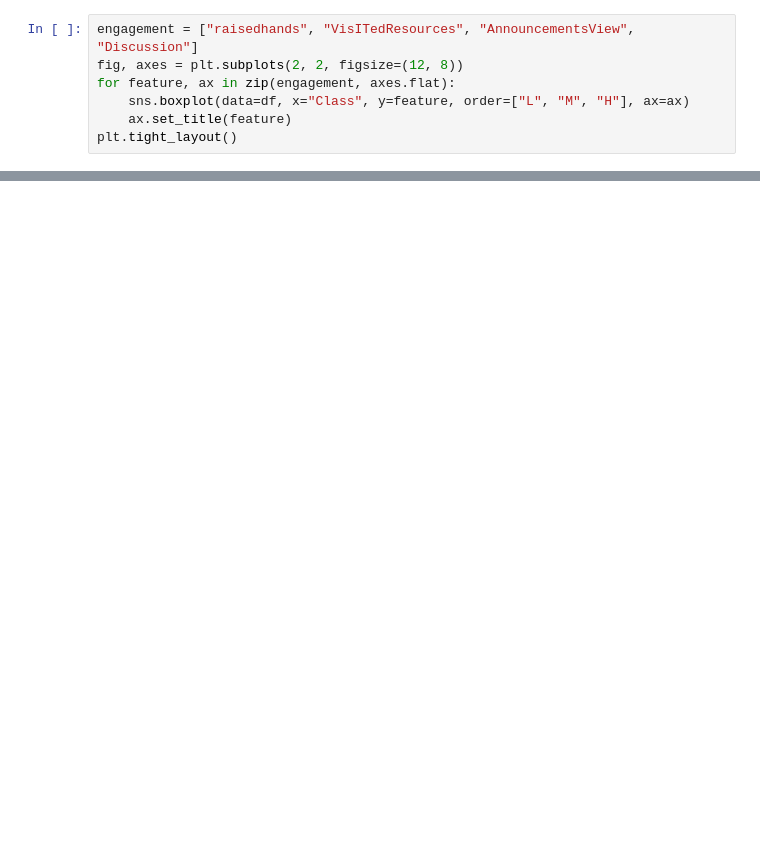
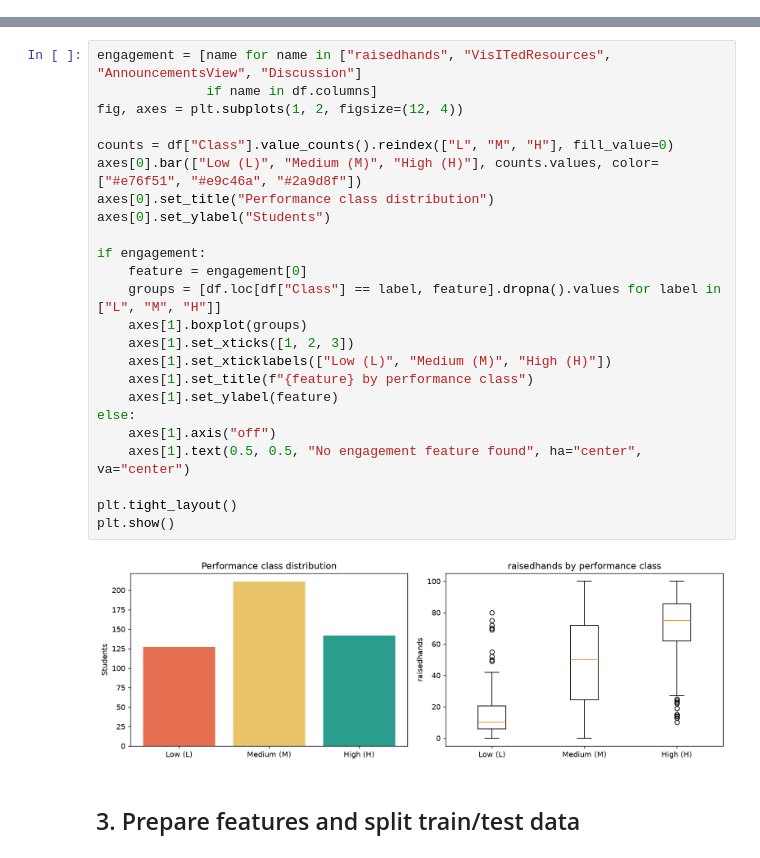
Before and after one commit to mostafa0155130120-dotcom/student-performance-ml, a Jupyter notebook: student_performance_ml.ipynb, the cells around one changed output, grey strips where cells are left out. Saved outputs shown, nothing was run; the diff lists cells and outputs as text; blank space fills up the shorter version.

```diff
--- a/student_performance_ml.ipynb
+++ b/student_performance_ml.ipynb
@@ -47,7 +0,0 @@ plt.tight_layout()
-# %%
-engagement = ["raisedhands", "VisITedResources", "AnnouncementsView", "Discussion"]
-fig, axes = plt.subplots(2, 2, figsize=(12, 8))
-for feature, ax in zip(engagement, axes.flat):
-    sns.boxplot(data=df, x="Class", y=feature, order=["L", "M", "H"], ax=ax)
-    ax.set_title(feature)
-plt.tight_layout()
@@ -108,0 +101,28 @@ print({"predicted_class": predicted_class, "calibrated_model_scores": score_by_c
+# %%
+engagement = [name for name in ["raisedhands", "VisITedResources", "AnnouncementsView", "Discussion"]
+              if name in df.columns]
+fig, axes = plt.subplots(1, 2, figsize=(12, 4))
+
+counts = df["Class"].value_counts().reindex(["L", "M", "H"], fill_value=0)
+axes[0].bar(["Low (L)", "Medium (M)", "High (H)"], counts.values, color=["#e76f51", "#e9c46a", "#2a9d8f"])
+axes[0].set_title("Performance class distribution")
+axes[0].set_ylabel("Students")
+
+if engagement:
+    feature = engagement[0]
+    groups = [df.loc[df["Class"] == label, feature].dropna().values for label in ["L", "M", "H"]]
+    axes[1].boxplot(groups)
+    axes[1].set_xticks([1, 2, 3])
+    axes[1].set_xticklabels(["Low (L)", "Medium (M)", "High (H)"])
+    axes[1].set_title(f"{feature} by performance class")
+    axes[1].set_ylabel(feature)
+else:
+    axes[1].axis("off")
+    axes[1].text(0.5, 0.5, "No engagement feature found", ha="center", va="center")
+
+plt.tight_layout()
+plt.show()
+# %% [output]
+[figure, added]
+# %% [markdown]
+## 3. Prepare features and split train/test data
```
Also changed, not shown: parts of 33 cells of this notebook.
